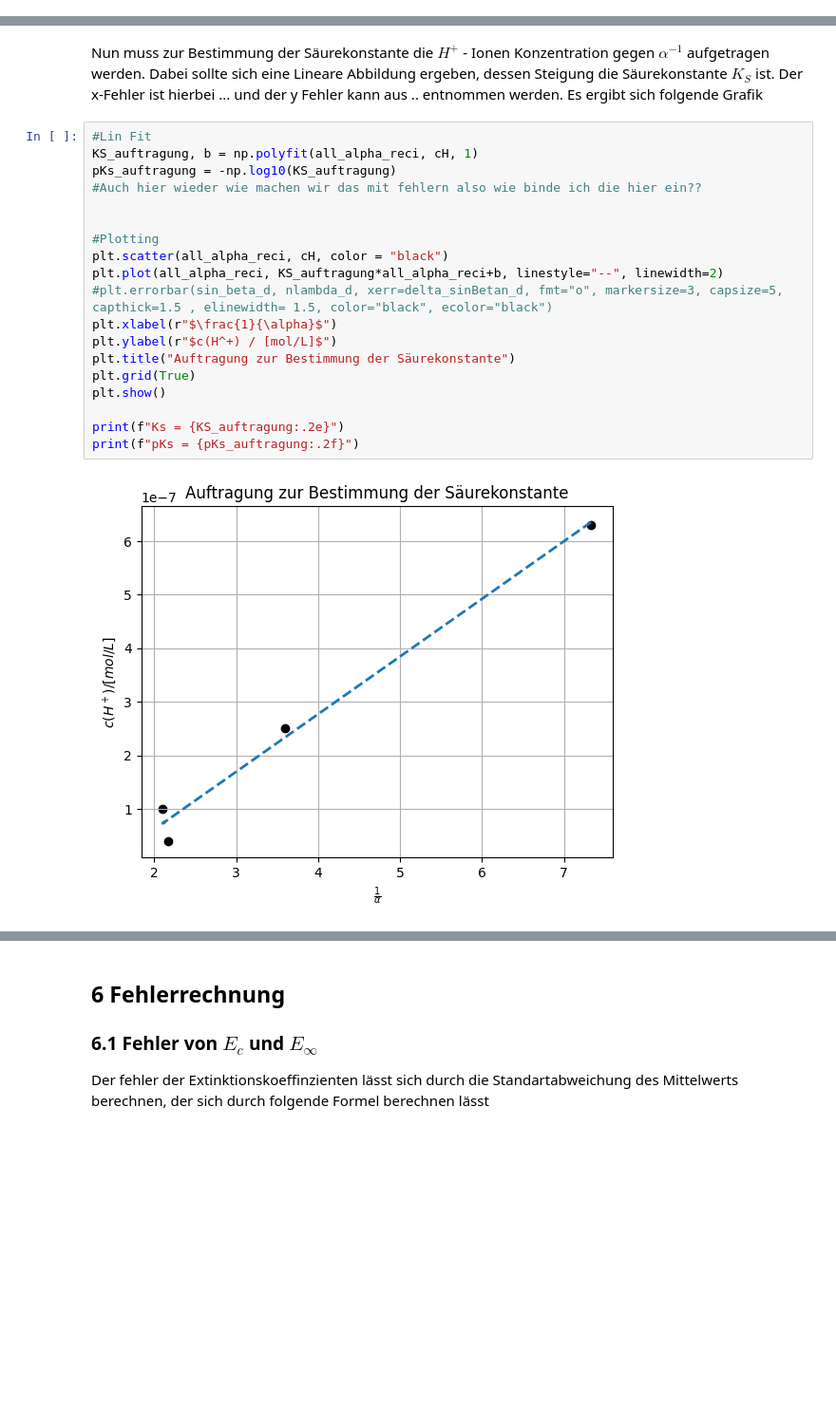
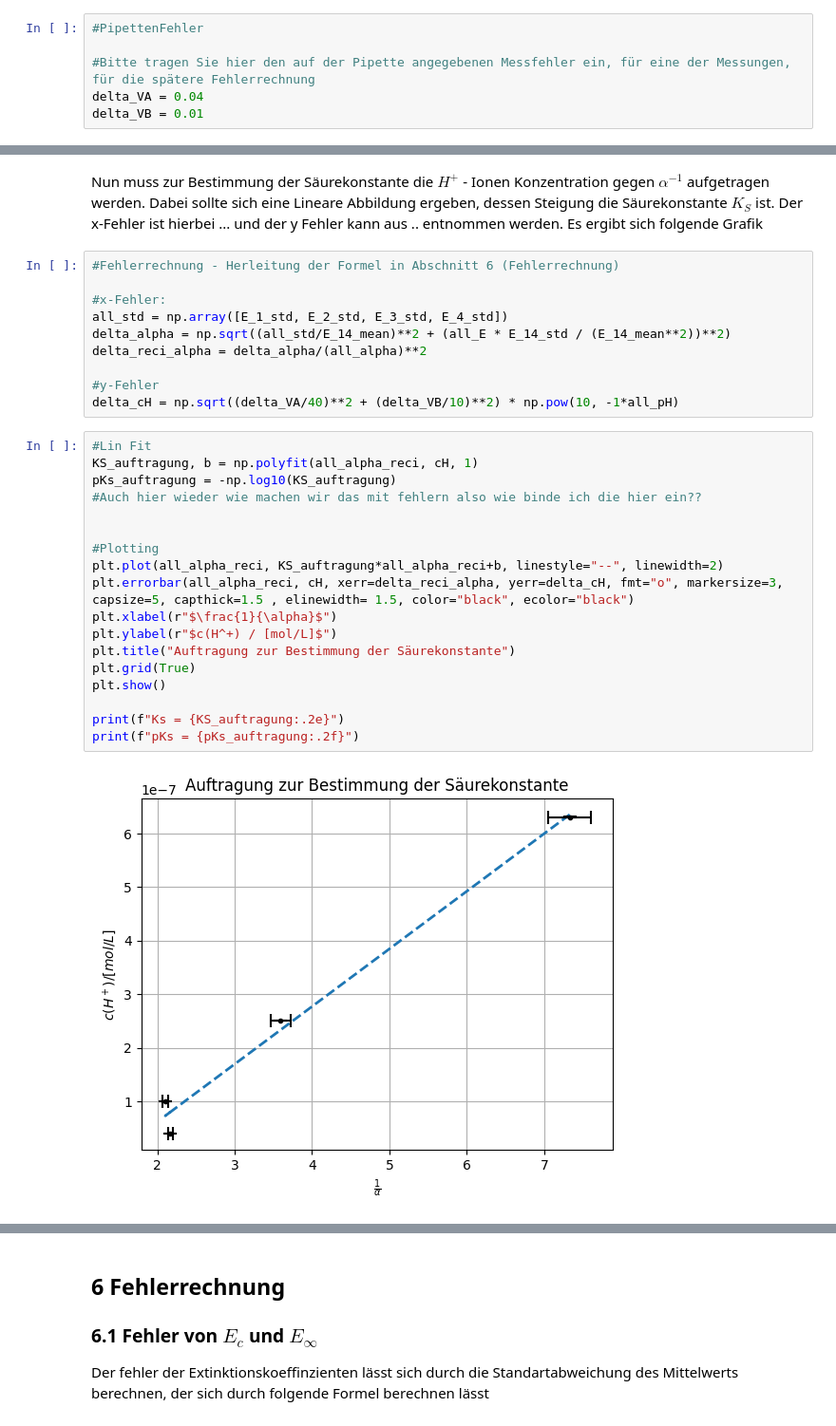
Before and after one commit to HansoTell/Computercafe, a Jupyter notebook: V6J/V6.ipynb, the cells around one changed output, grey strips where cells are left out. Shown at 95% size. Saved outputs shown, nothing was run; the diff lists cells and outputs as text; blank space fills up the shorter version.

Commit message:
added auftragungs fehlerrechnung

```diff
--- a/V6J/V6.ipynb
+++ b/V6J/V6.ipynb
@@ -352,6 +352,12 @@ gemessen.
 ## 4 Messwerte
 # %% [markdown]
 Es wurden Lösungen bei 4 ausgewählten pH Werten hergestellt, wie oben angegeben und eine mit pH = 14, damit darin das Nitrophenol vollständig dissoziiert. Von diesen Lösungen wurde dann die Extinktion jeweils 6 mal gemessen.
+# %%
+#PipettenFehler
+
+#Bitte tragen Sie hier den auf der Pipette angegebenen Messfehler ein, für eine der Messungen, für die spätere Fehlerrechnung
+delta_VA = 0.04
+delta_VB = 0.01
 # %%
 #~~~~~~~~~~~~
 # Messung 1
@@ -661,27 +667,36 @@ plt.show()
 Nun muss zur Bestimmung der Säurekonstante die $H^+$ - Ionen Konzentration gegen $\alpha^{-1}$ aufgetragen werden.
 Dabei sollte sich eine Lineare Abbildung ergeben, dessen Steigung die Säurekonstante $K_S$ ist.
 Der x-Fehler ist hierbei ... und der y Fehler kann aus .. entnommen werden. Es ergibt sich folgende Grafik
+# %%
+#Fehlerrechnung - Herleitung der Formel in Abschnitt 6 (Fehlerrechnung)
+
+#x-Fehler:
+all_std = np.array([E_1_std, E_2_std, E_3_std, E_4_std])
+delta_alpha = np.sqrt((all_std/E_14_mean)**2 + (all_E * E_14_std / (E_14_mean**2))**2)
+delta_reci_alpha = delta_alpha/(all_alpha)**2
+
+#y-Fehler
+delta_cH = np.sqrt((delta_VA/40)**2 + (delta_VB/10)**2) * np.pow(10, -1*all_pH)
 # %%
 #Lin Fit
 KS_auftragung, b = np.polyfit(all_alpha_reci, cH, 1)
 pKs_auftragung = -np.log10(KS_auftragung)
 #Auch hier wieder wie machen wir das mit fehlern also wie binde ich die hier ein??
 
 
 #Plotting
-plt.scatter(all_alpha_reci, cH, color = "black")
 plt.plot(all_alpha_reci, KS_auftragung*all_alpha_reci+b, linestyle="--", linewidth=2)
-#plt.errorbar(sin_beta_d, nlambda_d, xerr=delta_sinBetan_d, fmt="o", markersize=3, capsize=5, capthick=1.5 , elinewidth= 1.5, color="black", ecolor="black")
+plt.errorbar(all_alpha_reci, cH, xerr=delta_reci_alpha, yerr=delta_cH, fmt="o", markersize=3, capsize=5, capthick=1.5 , elinewidth= 1.5, color="black", ecolor="black")
 plt.xlabel(r"$\frac{1}{\alpha}$")
 plt.ylabel(r"$c(H^+) / [mol/L]$")
 plt.title("Auftragung zur Bestimmung der Säurekonstante")
 plt.grid(True)
 plt.show()
 
 print(f"Ks = {KS_auftragung:.2e}")
 print(f"pKs = {pKs_auftragung:.2f}")
 # %% [output]
-[figure, old version]
+[figure, new version]
 Ks = 1.08e-07
 pKs = 6.97
 # %% [markdown]
```
Also changed, not shown: parts of 8 cells of this notebook, 1 other file.
